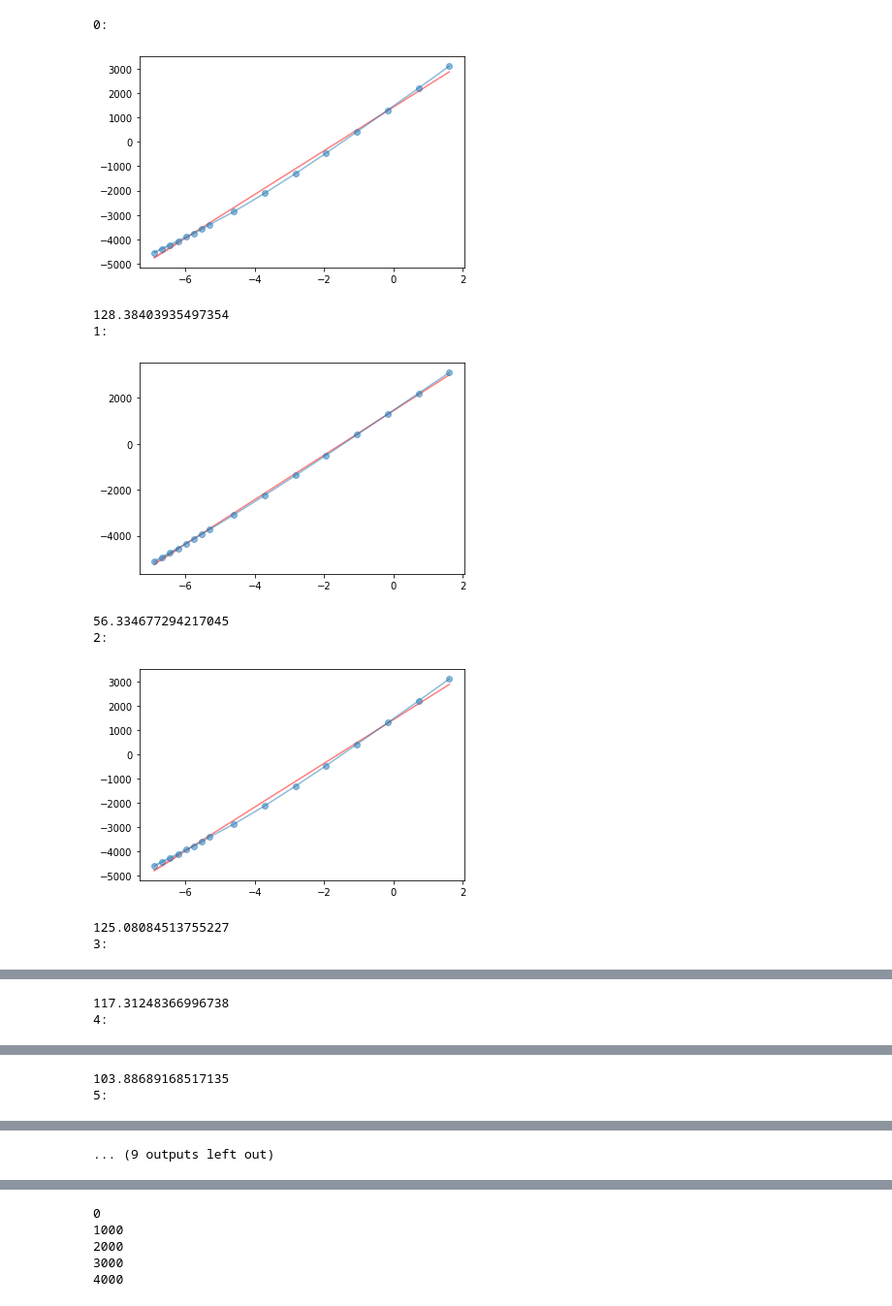
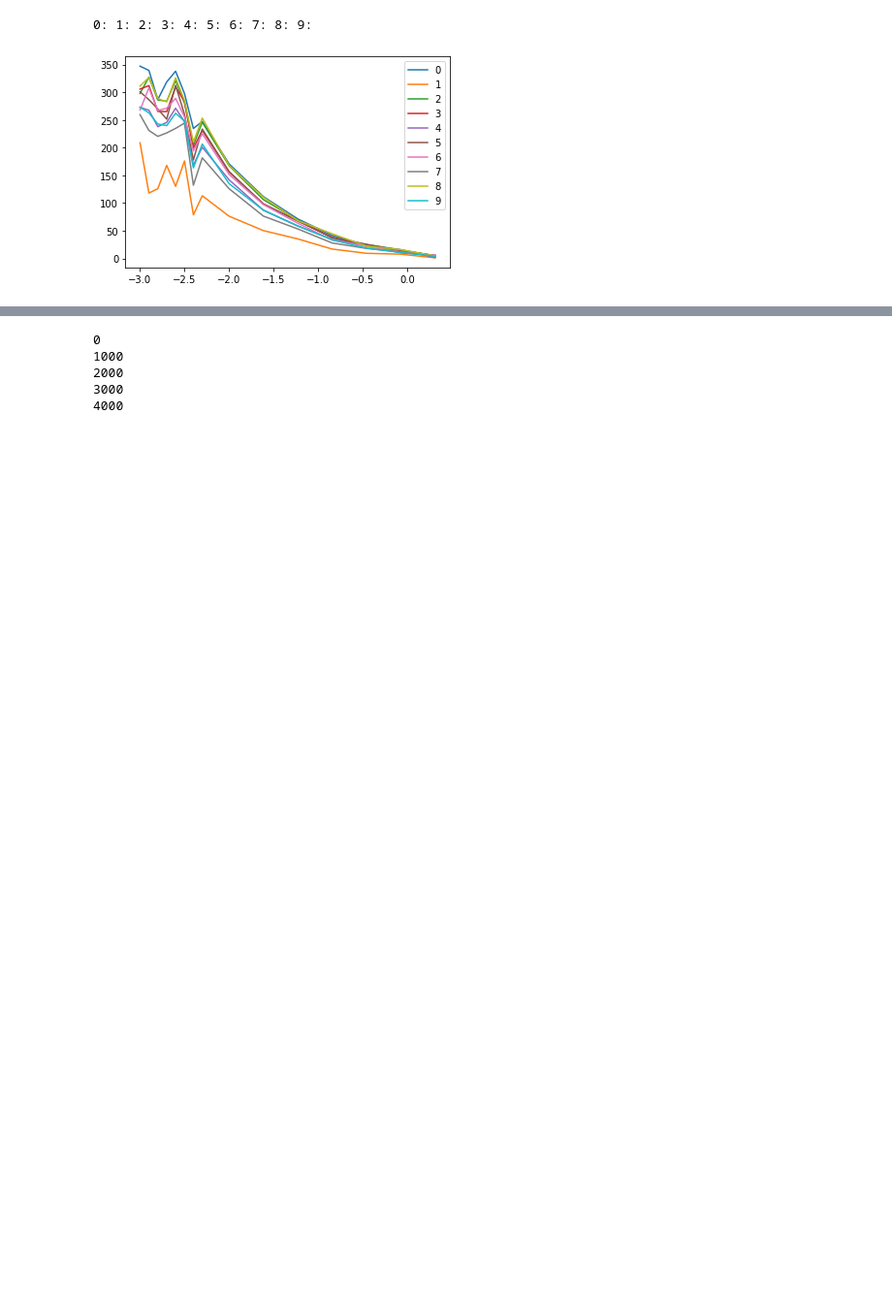
Before and after one commit to rosinality/glow-pytorch, a Jupyter notebook: notebooks/coeff.ipynb, the cells around one changed output, grey strips where cells are left out. Shown at 97% size. Drawn from its saved outputs; the diff is of its cells as text; code cells hidden in the pictures; blank space fills up the shorter version.

```diff
--- a/notebooks/coeff.ipynb
+++ b/notebooks/coeff.ipynb
@@ -13,9 +13,11 @@ train_loader, val_loader, train_val_loader, train_labels, val_labels = memory_mn
     1, 32, 1, return_y=True
 )
 # %%
-def calculate_coeff(data, min_i, max_i, log=False, plot=False, show=True):
+def calculate_coeff(data, min_i, max_i, log=False, plot=False, show=False):
     data = np.array(data)
     data_clean = data[np.all(~np.isnan(data), axis=1)]
+    ind_sort = np.argsort(data_clean[:,0])
+    data_clean = data_clean[ind_sort]
     d, ll = tuple(zip(*data_clean))
 
     d = d[min_i:max_i]
@@ -23,10 +25,10 @@ def calculate_coeff(data, min_i, max_i, log=False, plot=False, show=True):
 
     d = np.array(d).reshape(-1,1)
     ll = np.array(ll)
+#     print(d)
 
     if log:
         d = np.log(d)
-
     regr = linear_model.LinearRegression()
     regr.fit(d, ll)
     ll_pred = regr.predict(d)
@@ -41,42 +43,37 @@ def calculate_coeff(data, min_i, max_i, log=False, plot=False, show=True):
 # %%
 image_size = 32
 n_pixel = image_size * image_size * 1
 val_flag = True
 
-n = 150
+n = 100
 cls = 0
 for cls in range(10):
     print(cls, end=": ")
     to_plot = []
     for f in sorted(glob(f"../entropia/mnist-repaired/ll_*dataset#mnist*_{n}.*")):
         txt = pd.read_csv(f, sep=" ", header=None)
         if val_flag:
             txt = txt[val_labels.numpy() == cls]
         else:
             txt = txt[train_labels[-5000:].numpy() == cls]
         if val_flag:
             noise, pz, logdet, _, _ = txt.mean()
         else:
             noise, _, _, pz, logdet = txt.mean()
         to_plot.append([noise, -(pz + logdet)])
     to_plot = np.array(to_plot)
-    coef = calculate_coeff(to_plot, 0, len(to_plot), log=True, plot=True)
-    print(n_pixel - coef)
+    coef_list = [calculate_coeff(to_plot, i, i+2, log=True, plot=False) for i in range(len(to_plot)-1)]
+    plt.plot(np.sort(np.log10(to_plot[:15,0])), n_pixel - np.array(coef_list), label=cls)
+#     coef = calculate_coeff(to_plot, 7, 11, log=True, plot=False, show=False)
+#     print(n_pixel - coef)
+plt.legend();
 # length = 2
 # dims = []
 # for i in range(0, len(to_plot)-length+1):
 #     coef = calculate_coeff(to_plot, i, i + length, log=True, plot=False)
 #     print(i, i + length, n_pixel - coef)
 #     dims.append(n_pixel - coef)
 # plt.plot(np.log10((to_plot[:-1, 0] + to_plot[1:, 0])/2), dims)
 # %% [output]
-0:
+0: 1: 2: 3: 4: 5: 6: 7: 8: 9:
-[figure, old version]
+[figure, new version]
-128.38403935497354
-1:
-[figure, removed]
-56.334677294217045
-2:
-[figure, removed]
-125.08084513755227
-3:
@@ -84,2 +79,0 @@ for cls in range(10):
-117.31248366996738
-4:
@@ -87,2 +79,0 @@ for cls in range(10):
-103.88689168517135
-5:
@@ -90 +79,0 @@ for cls in range(10):
-... (9 outputs left out)
```
Also changed, not shown: parts of 21 cells of this notebook, 5 other files.
